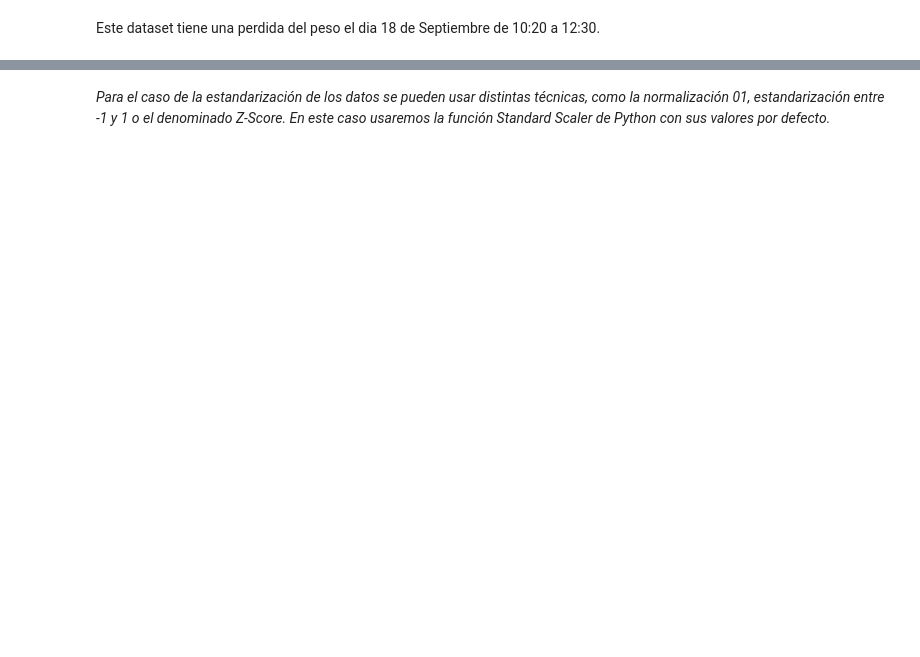
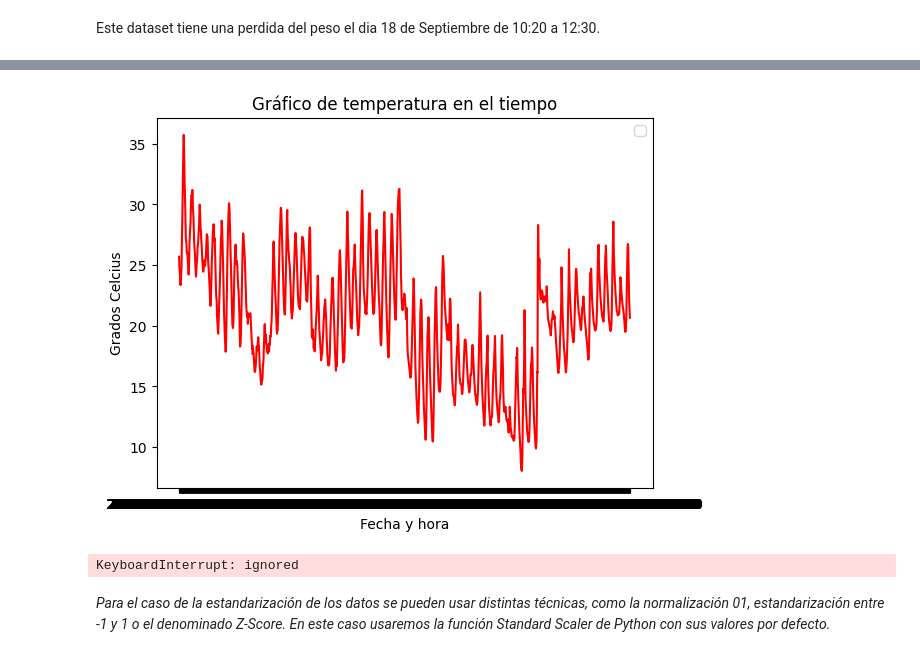
Before and after one commit to Cordero27/Minor-Machine-Learning, a Jupyter notebook: Analisis Dataset Memoria.ipynb, the cells around one changed output, grey strips where cells are left out. Drawn from its saved outputs; the diff is of its cells as text; code cells hidden in the pictures; blank space fills up the shorter version.

```diff
--- a/Analisis Dataset Memoria.ipynb
+++ b/Analisis Dataset Memoria.ipynb
@@ -162,0 +310,15 @@ plt.show()
+# %%
+# Crear una figura y un eje
+fig, ax = plt.subplots()
+
+# Dibujar las líneas y cambiar sus colores
+ax.plot(temperature['timestamp'], temperature['temperature'], color='red')
+# Configurar las etiquetas y el título
+ax.set_xlabel('Fecha y hora')
+ax.set_ylabel('Grados Celcius')
+ax.set_title('Gráfico de temperatura en el tiempo')
+ax.legend()
+
+# Mostrar el gráfico
+plt.show()
+# %% [output]
@@ -163,3 +326,26 @@ plt.show()
+[figure, added]
+# %%
+plt.plot(weight.timestamp, weight['weight'])
+plt.title('Comportamiento peso', fontsize=15, color='black')
+plt.xlabel('Fecha')
+plt.ylabel('Kilogramos')
+plt.show()
+
+# Crear una figura y un eje
+fig, ax = plt.subplots()
+
+# Dibujar las líneas y cambiar sus colores
+ax.plot(weight['timestamp'], weight['weight'], color='black')
+# Configurar las etiquetas y el título
+ax.set_xlabel('Fecha y hora')
+ax.set_ylabel('Kilogramos')
+ax.set_title('Gráfico de peso en el tiempo')
+ax.legend()
+
+# Mostrar el gráfico
+plt.show()
+# %% [output]
+KeyboardInterrupt: ignored
 # %%
 tempHumWei = pd.concat([flow['flow'], temperature['temperature'], humidity['humidity'], weight['weight']], axis=1, join='inner').sort_index()
 corr_mat = tempHumWei.corr(method='pearson')
```
Also changed, not shown: parts of 23 cells of this notebook.
